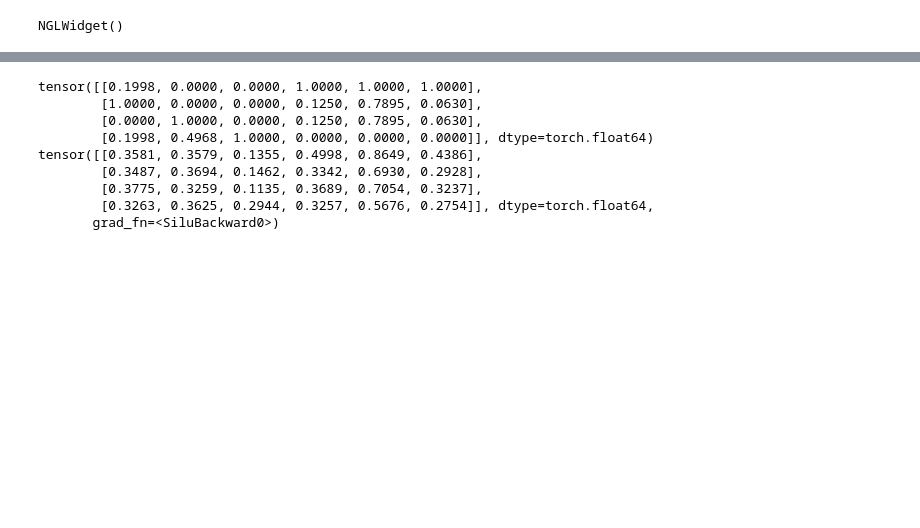
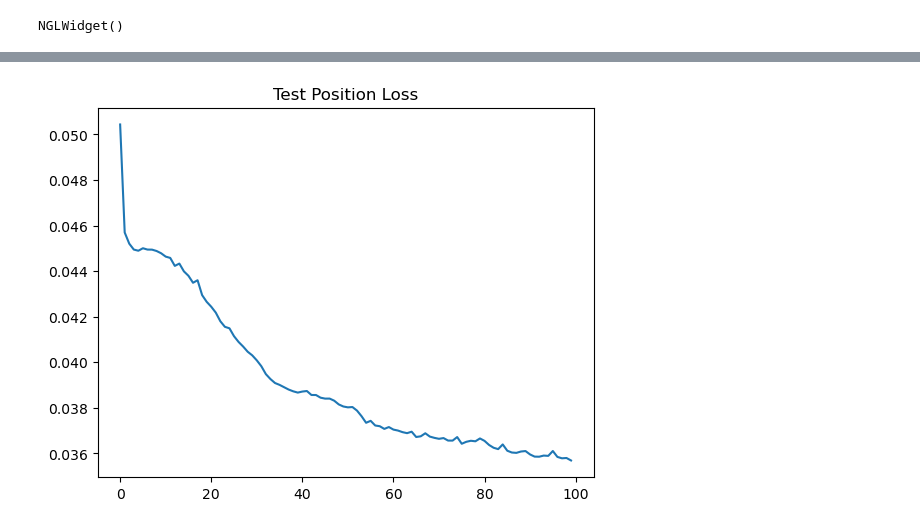
Before and after one commit to Naval-surange/GAENN, a Jupyter notebook: code/intra_molecular_AE.ipynb, the cells around one changed output, grey strips where cells are left out. Saved outputs shown, nothing was run; the diff lists cells and outputs as text; code cells hidden in the pictures; blank space fills up the shorter version.

```diff
--- a/code/intra_molecular_AE.ipynb
+++ b/code/intra_molecular_AE.ipynb
@@ -410,0 +468,38 @@ Epoch: 500, Total Loss: 0.0712, Feature Loss: 0.0632, Edge Loss: 0.0000, KL Loss
+# %%
+lossFxn = torch.nn.MSELoss()
+def test():
+    model.eval()
+    model.double()
+    loss_all = 0
+    feature_loss_all = 0
+    edge_loss_all = 0
+    kl_loss_all = 0
+    position_loss_all = 0
+
+    for data in test_loader:
+        optimizer.zero_grad()
+        z,encoded_edge_index = model.encode(data.x, data.edge_index)
+        decoded_x, decoded_edge_index = model.decode(z, encoded_edge_index)
+
+        decoded_pos = decoded_x[:,:3]
+        decoded_features = decoded_x[:,3:]
+        orignal_pos = data.x[:,:3]
+        orignal_features = data.x[:,3:]
+
+        positionLoss = lossFxn(decoded_pos, orignal_pos)
+        FeatureLoss = lossFxn(decoded_features, orignal_features)
+
+        EdgeLoss = lossFxn(decoded_edge_index.float(), data.edge_index)
+        # loss = FeatureLoss + EdgeLoss
+        # loss = loss + (1 / data.num_nodes) * model.kl_loss()
+        loss = FeatureLoss + 2*positionLoss
+
+        loss_all +=  float(loss)
+        feature_loss_all += float(FeatureLoss)
+        edge_loss_all += float(EdgeLoss)
+        kl_loss_all += float(model.kl_loss())
+        position_loss_all += float(positionLoss)
+
+
+
+    return loss_all / len(test_loader), feature_loss_all / len(test_loader), edge_loss_all / len(test_loader), kl_loss_all / len(test_loader),position_loss_all / len(test_loader)
@@ -424,13 +581,9 @@ decoded_x,decoded_edge_index = model.decode(z,encoded_edge_index)
-# %%
-print(graph.x)
-print(decoded_x)
-# %% [output]
-tensor([[0.1998, 0.0000, 0.0000, 1.0000, 1.0000, 1.0000],
-        [1.0000, 0.0000, 0.0000, 0.1250, 0.7895, 0.0630],
-        [0.0000, 1.0000, 0.0000, 0.1250, 0.7895, 0.0630],
-        [0.1998, 0.4968, 1.0000, 0.0000, 0.0000, 0.0000]], dtype=torch.float64)
-tensor([[0.3581, 0.3579, 0.1355, 0.4998, 0.8649, 0.4386],
-        [0.3487, 0.3694, 0.1462, 0.3342, 0.6930, 0.2928],
-        [0.3775, 0.3259, 0.1135, 0.3689, 0.7054, 0.3237],
-        [0.3263, 0.3625, 0.2944, 0.3257, 0.5676, 0.2754]], dtype=torch.float64,
-       grad_fn=<SiluBackward0>)
+# %%
+if not model_loaded:
+    plt.plot(test_position_losses)
+    plt.title("Test Position Loss")
+
+    # atomic radius of oxygen is 0.74 Angstrom
+    # atomic radius of hydrogen is 0.53 Angstrom
+# %% [output]
+[figure, added]
```
Also changed, not shown: parts of 29 cells of this notebook, 5 other files.
